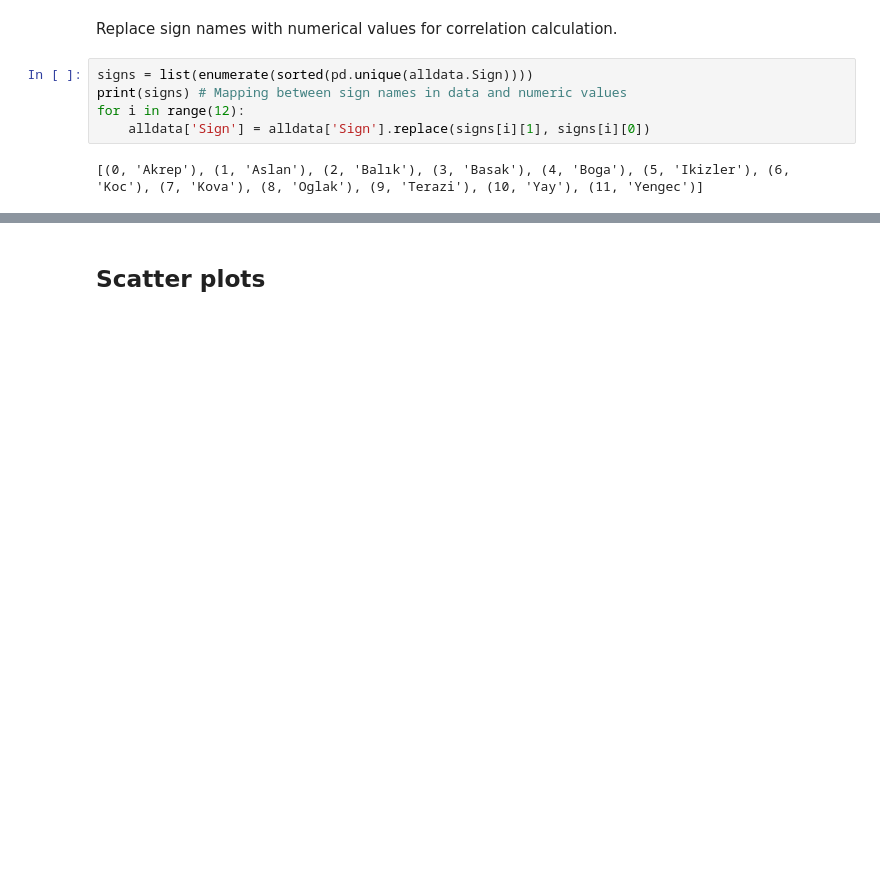
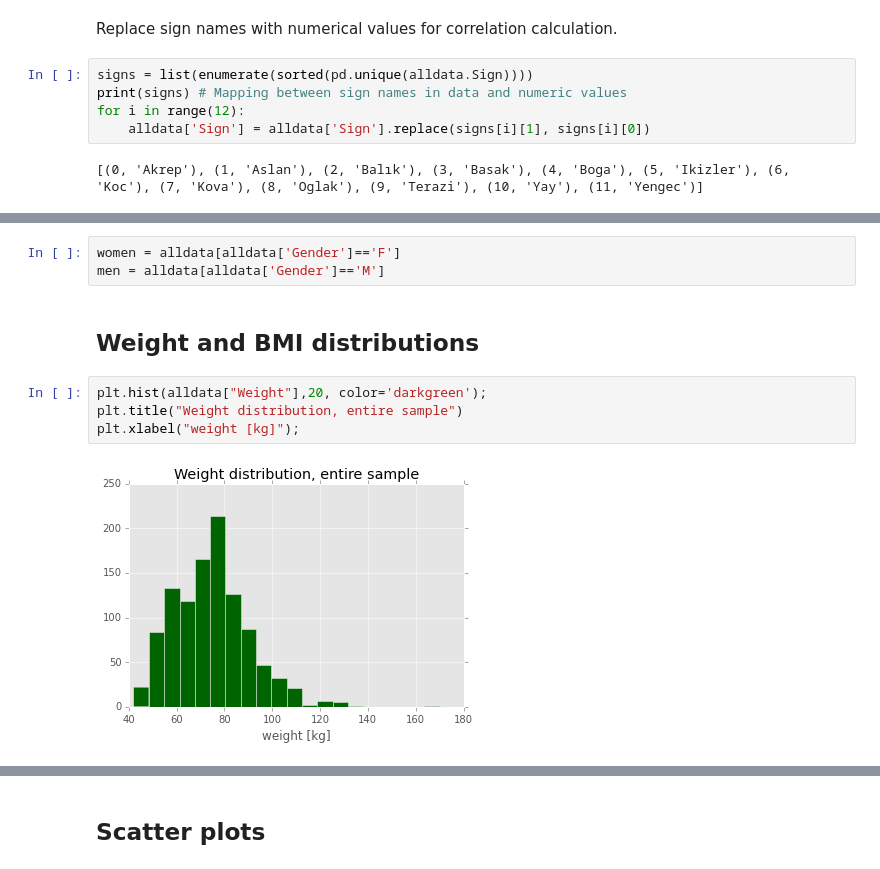
Before and after one commit to mkozturk/notebooks, a Jupyter notebook: (Non)Correlation between zodiac signs and body weight.ipynb, the cells around one changed output, grey strips where cells are left out. Cells and saved outputs as stored; diff of their text form; blank space fills up the shorter version.

```diff
--- a/(Non)Correlation between zodiac signs and body weight.ipynb
+++ b/(Non)Correlation between zodiac signs and body weight.ipynb
@@ -69,0 +70,11 @@ alldata
+# %%
+women = alldata[alldata['Gender']=='F']
+men = alldata[alldata['Gender']=='M']
+# %% [markdown]
+## Weight and BMI distributions
+# %%
+plt.hist(alldata["Weight"],20, color='darkgreen');
+plt.title("Weight distribution, entire sample")
+plt.xlabel("weight [kg]");
+# %% [output]
+[figure, added]
```
Also changed, not shown: parts of 44 cells of this notebook.
